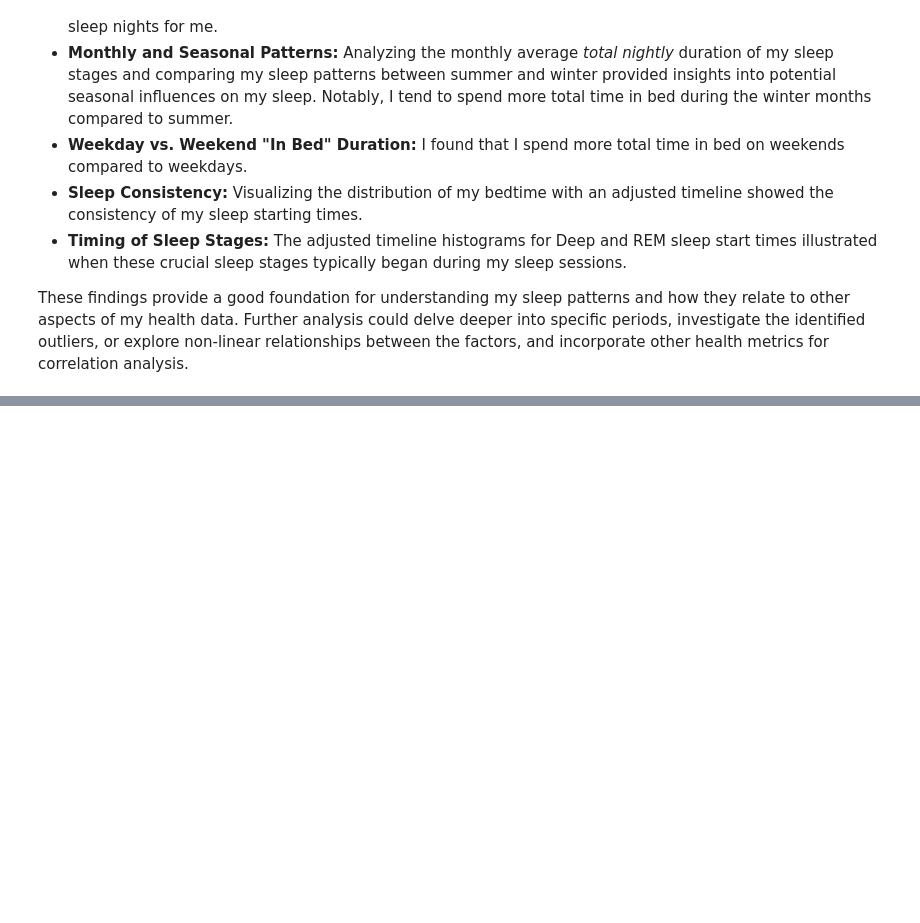
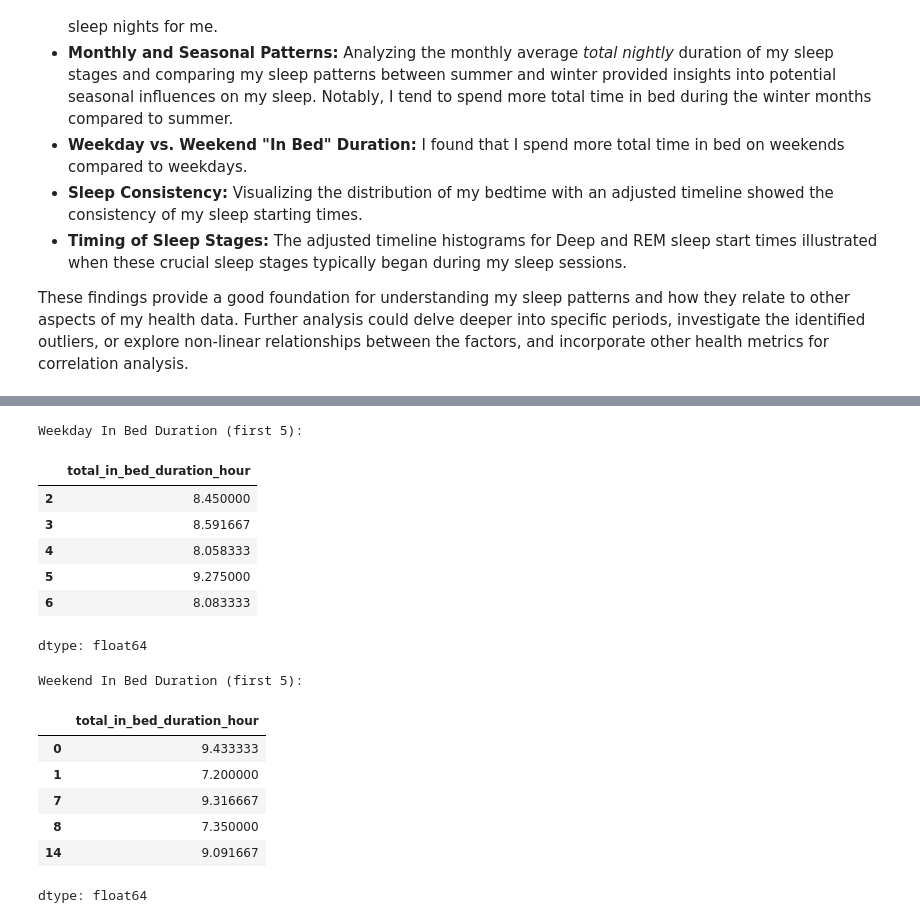
Before and after one commit to Abigail6on/Apple-Health-Sleep-Analysis, a Jupyter notebook: health_sleep_data_analysis.ipynb, the cells around one changed output, grey strips where cells are left out. Cells and saved outputs as stored; diff of their text form; code cells hidden in the pictures; blank space fills up the shorter version.

```diff
--- a/health_sleep_data_analysis.ipynb
+++ b/health_sleep_data_analysis.ipynb
@@ -570,0 +575,27 @@ These findings provide a good foundation for understanding my sleep patterns and
+# %%
+# Filter for Weekday and Weekend data
+weekday_in_bed_duration = daily_in_bed_duration_df[daily_in_bed_duration_df['day_type'] == 'Weekday']['total_in_bed_duration_hour']
+weekend_in_bed_duration = daily_in_bed_duration_df[daily_in_bed_duration_df['day_type'] == 'Weekend']['total_in_bed_duration_hour']
+
+print("Weekday In Bed Duration (first 5):")
+display(weekday_in_bed_duration.head())
+
+print("\nWeekend In Bed Duration (first 5):")
+display(weekend_in_bed_duration.head())
+# %% [output]
+Weekday In Bed Duration (first 5):
+|  | total_in_bed_duration_hour |
+| 2 | 8.450000 |
+| 3 | 8.591667 |
+| 4 | 8.058333 |
+| 5 | 9.275000 |
+| 6 | 8.083333 |
+dtype: float64
+Weekend In Bed Duration (first 5):
+|  | total_in_bed_duration_hour |
+| 0 | 9.433333 |
+| 1 | 7.200000 |
+| 7 | 9.316667 |
+| 8 | 7.350000 |
+| 14 | 9.091667 |
+dtype: float64
```
Also changed, not shown: parts of 18 cells of this notebook.
